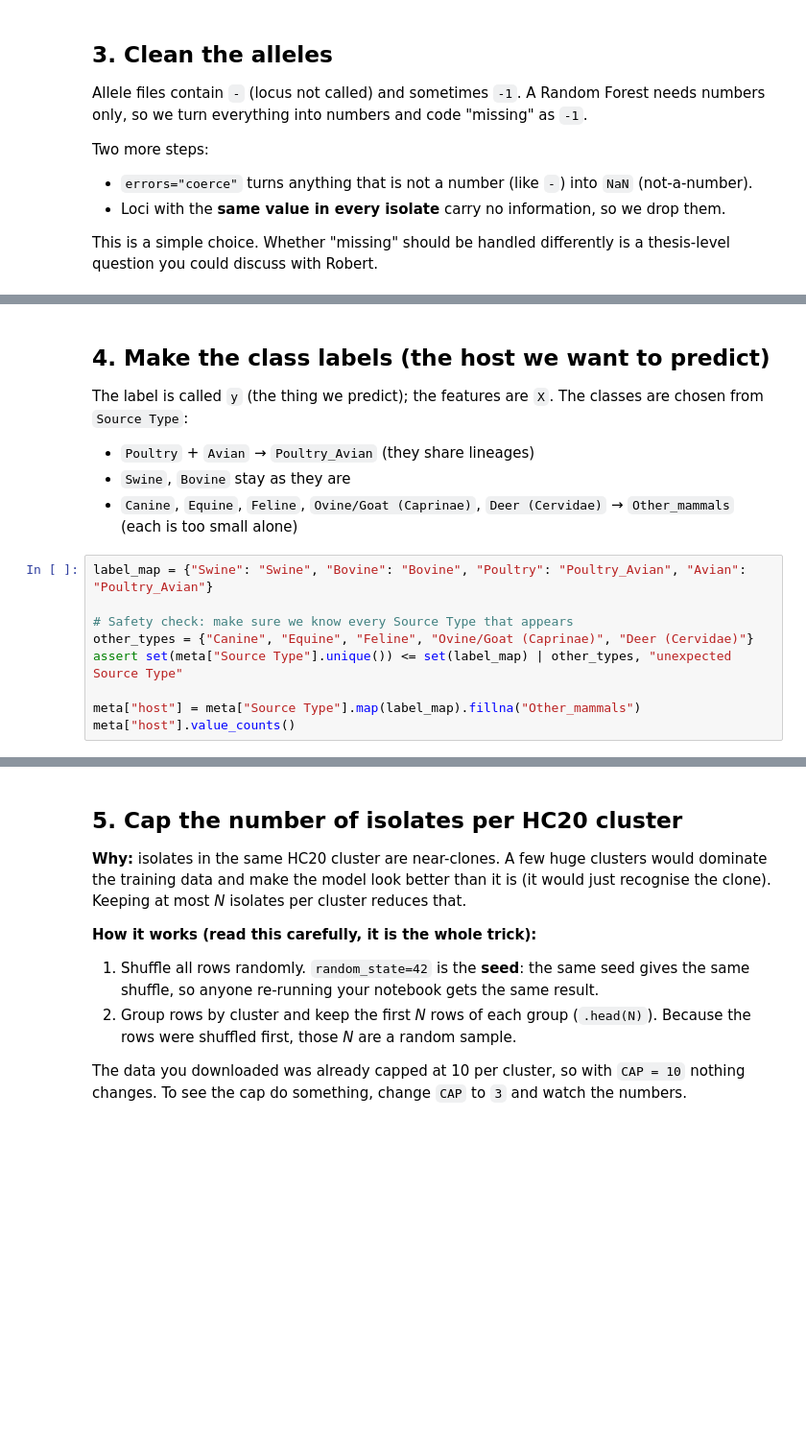
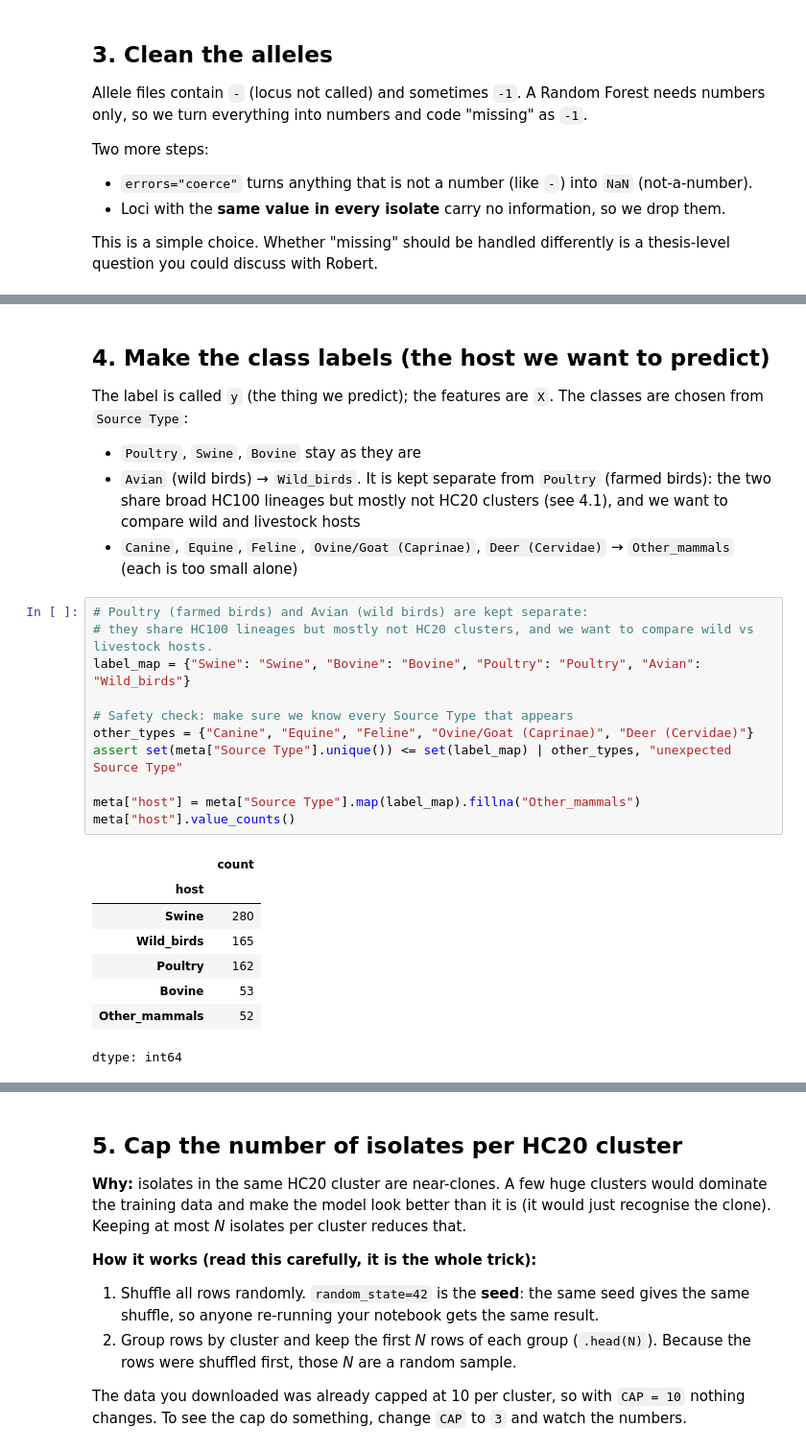
Before and after one commit to ericabr16/Host-Identification-Project, a Jupyter notebook: salmonella_host_pipeline.ipynb, the cells around one changed output, grey strips where cells are left out. Shown at 96% size. Cells and saved outputs as stored; diff of their text form; blank space fills up the shorter version.

```diff
--- a/salmonella_host_pipeline.ipynb
+++ b/salmonella_host_pipeline.ipynb
@@ -71,15 +103,26 @@ print(f"Loci kept: {X.shape[1]} of {n_before}  (dropped {n_before - X.shape[1]}
 ## 4. Make the class labels (the host we want to predict)
 
 The label is called `y` (the thing we predict); the features are `X`. The classes are chosen from `Source Type`:
-- `Poultry` + `Avian` → `Poultry_Avian` (they share lineages)
-- `Swine`, `Bovine` stay as they are
+- `Poultry`, `Swine`, `Bovine` stay as they are
+- `Avian` (wild birds) → `Wild_birds`. It is kept separate from `Poultry` (farmed birds): the two share broad HC100 lineages but mostly not HC20 clusters (see 4.1), and we want to compare wild and livestock hosts
 - `Canine`, `Equine`, `Feline`, `Ovine/Goat (Caprinae)`, `Deer (Cervidae)` → `Other_mammals` (each is too small alone)
 # %%
-label_map = {"Swine": "Swine", "Bovine": "Bovine", "Poultry": "Poultry_Avian", "Avian": "Poultry_Avian"}
+# Poultry (farmed birds) and Avian (wild birds) are kept separate:
+# they share HC100 lineages but mostly not HC20 clusters, and we want to compare wild vs livestock hosts.
+label_map = {"Swine": "Swine", "Bovine": "Bovine", "Poultry": "Poultry", "Avian": "Wild_birds"}
 
 # Safety check: make sure we know every Source Type that appears
 other_types = {"Canine", "Equine", "Feline", "Ovine/Goat (Caprinae)", "Deer (Cervidae)"}
 assert set(meta["Source Type"].unique()) <= set(label_map) | other_types, "unexpected Source Type"
 
 meta["host"] = meta["Source Type"].map(label_map).fillna("Other_mammals")
 meta["host"].value_counts()
+# %% [output]
+|  | count |
+| host |  |
+| Swine | 280 |
+| Wild_birds | 165 |
+| Poultry | 162 |
+| Bovine | 53 |
+| Other_mammals | 52 |
+dtype: int64
```
Also changed, not shown: parts of 17 cells of this notebook.
